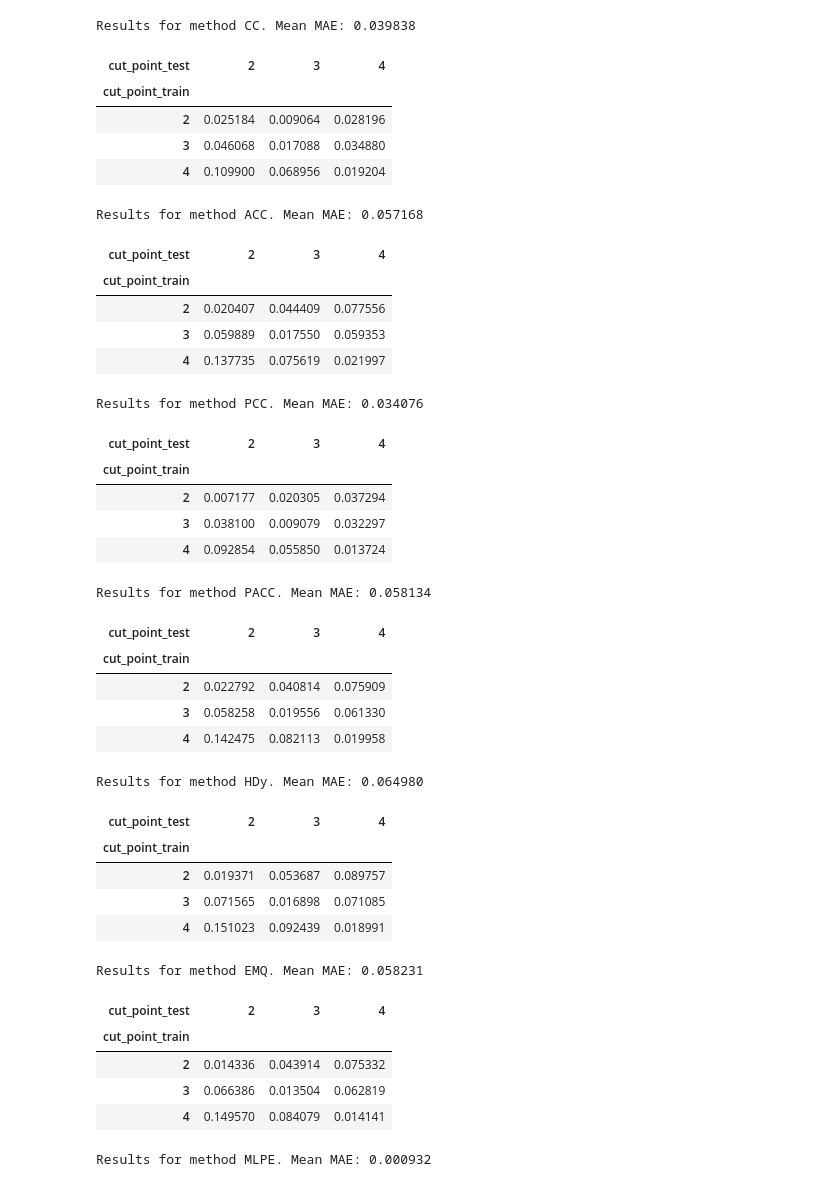
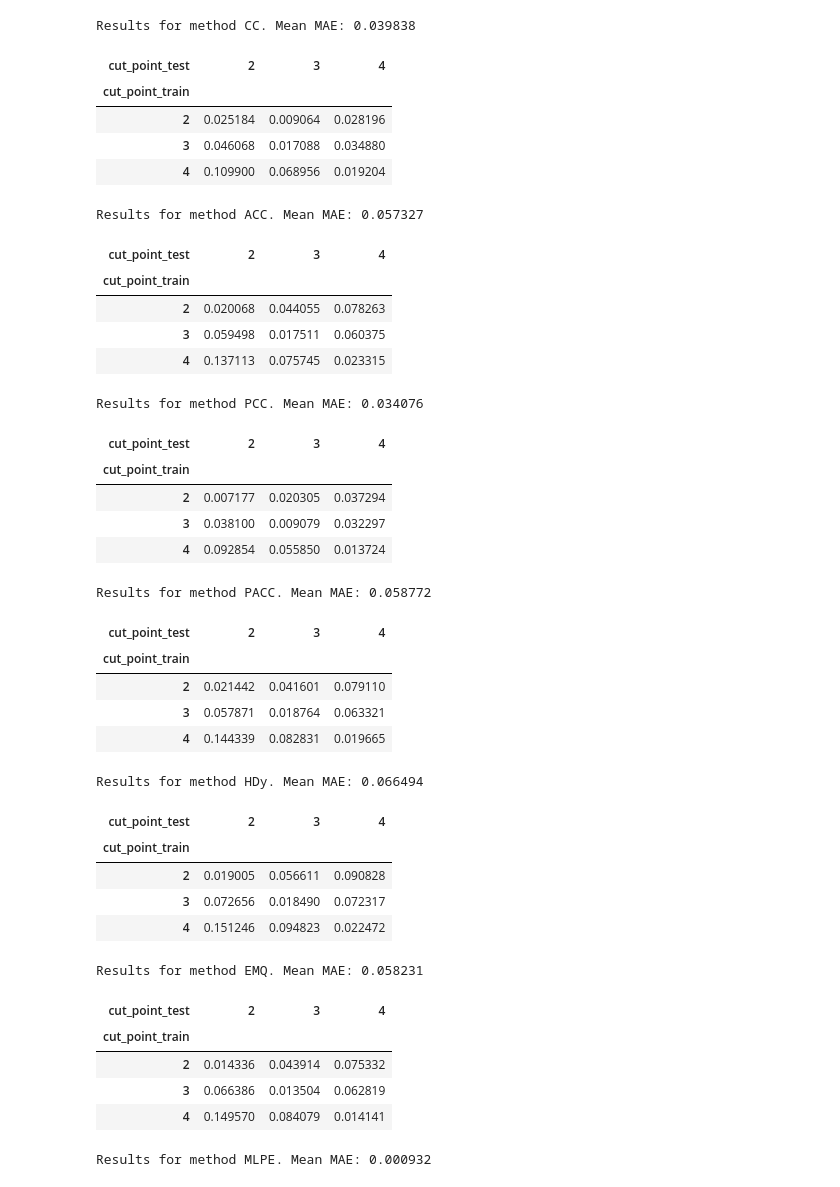
Before and after one commit to pglez82/quant_datasetshift, a Jupyter notebook: analyze_results_concept.ipynb, the cells around one changed output. Saved outputs shown, nothing was run; the diff lists cells and outputs as text; code cells hidden in the pictures.

```diff
--- a/analyze_results_concept.ipynb
+++ b/analyze_results_concept.ipynb
@@ -8,56 +8,63 @@ import numpy as np
 pd.set_option('display.max_rows', 500)
 pd.set_option('display.max_columns', 500)
 pd.set_option('display.width', 150)
 
 
 quantificators = ["CC", "ACC", "PCC", "PACC", "HDy", "EMQ","MLPE"]
 error = "bias"
-dateexperiment = "2022_06_22_17_43"
+dateexperiment = "2022_06_23_09_39"
 
 mean_error_methods = {}
 
+writer = pd.ExcelWriter('results/concept/excel/errors_%s.xlsx' % dateexperiment, engine='xlsxwriter')
 for quant_name in quantificators:
     results = pd.read_csv("results/concept/results_%s_%s.csv" % (dateexperiment,quant_name),index_col=0)
     results['MAE'] = results['error'].abs()
     results_mean = results.groupby(['cut_point_train', 'cut_point_test'])['MAE'].mean().reset_index()
     #convert to matrix form
     results_mean = results_mean.pivot(index='cut_point_train', columns='cut_point_test', values='MAE')
     mean_error_methods[quant_name]=results_mean.mean().mean()
 
     print("Results for method %s. Mean MAE: %f" % (quant_name, mean_error_methods[quant_name]))
     cm = sns.light_palette('red', as_cmap=True)
     display(results_mean.style.background_gradient(cmap=cm,low=0,high=1))
+    results_mean.to_excel(writer, sheet_name=quant_name)
+    workbook = writer.book
+    worksheet = writer.sheets[quant_name]
+    # Apply a conditional format to the cell range.
+    worksheet.conditional_format('B2:D4', {'type': '2_color_scale','min_type':'num','max_type':'num','min_value':'0','max_value':'1','min_color':'#f3f0f0','max_color':'#ff0000'})
+writer.close()
 # %% [output]
 Results for method CC. Mean MAE: 0.039838
 | cut_point_test | 2 | 3 | 4 |
 | cut_point_train |  |  |  |
 | 2 | 0.025184 | 0.009064 | 0.028196 |
 | 3 | 0.046068 | 0.017088 | 0.034880 |
 | 4 | 0.109900 | 0.068956 | 0.019204 |
-Results for method ACC. Mean MAE: 0.057168
+Results for method ACC. Mean MAE: 0.057327
 | cut_point_test | 2 | 3 | 4 |
 | cut_point_train |  |  |  |
-| 2 | 0.020407 | 0.044409 | 0.077556 |
-| 3 | 0.059889 | 0.017550 | 0.059353 |
-| 4 | 0.137735 | 0.075619 | 0.021997 |
+| 2 | 0.020068 | 0.044055 | 0.078263 |
+| 3 | 0.059498 | 0.017511 | 0.060375 |
+| 4 | 0.137113 | 0.075745 | 0.023315 |
 Results for method PCC. Mean MAE: 0.034076
 | cut_point_test | 2 | 3 | 4 |
 | cut_point_train |  |  |  |
 | 2 | 0.007177 | 0.020305 | 0.037294 |
 | 3 | 0.038100 | 0.009079 | 0.032297 |
 | 4 | 0.092854 | 0.055850 | 0.013724 |
-Results for method PACC. Mean MAE: 0.058134
+Results for method PACC. Mean MAE: 0.058772
 | cut_point_test | 2 | 3 | 4 |
 | cut_point_train |  |  |  |
-| 2 | 0.022792 | 0.040814 | 0.075909 |
-| 3 | 0.058258 | 0.019556 | 0.061330 |
-| 4 | 0.142475 | 0.082113 | 0.019958 |
+| 2 | 0.021442 | 0.041601 | 0.079110 |
+| 3 | 0.057871 | 0.018764 | 0.063321 |
+| 4 | 0.144339 | 0.082831 | 0.019665 |
-Results for method HDy. Mean MAE: 0.064980
+Results for method HDy. Mean MAE: 0.066494
 | cut_point_test | 2 | 3 | 4 |
 | cut_point_train |  |  |  |
-| 2 | 0.019371 | 0.053687 | 0.089757 |
-| 3 | 0.071565 | 0.016898 | 0.071085 |
-| 4 | 0.151023 | 0.092439 | 0.018991 |
+| 2 | 0.019005 | 0.056611 | 0.090828 |
+| 3 | 0.072656 | 0.018490 | 0.072317 |
+| 4 | 0.151246 | 0.094823 | 0.022472 |
 Results for method EMQ. Mean MAE: 0.058231
 | cut_point_test | 2 | 3 | 4 |
 | cut_point_train |  |  |  |
```
Also changed, not shown: parts of 1 cell of this notebook, 3 other files.
